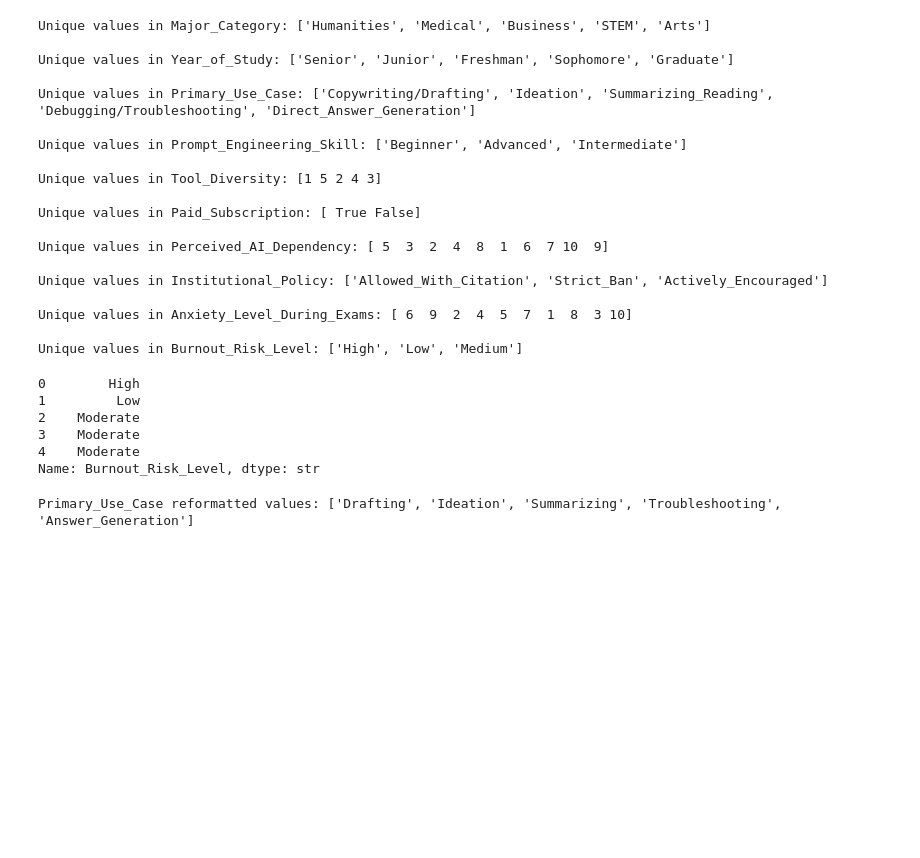
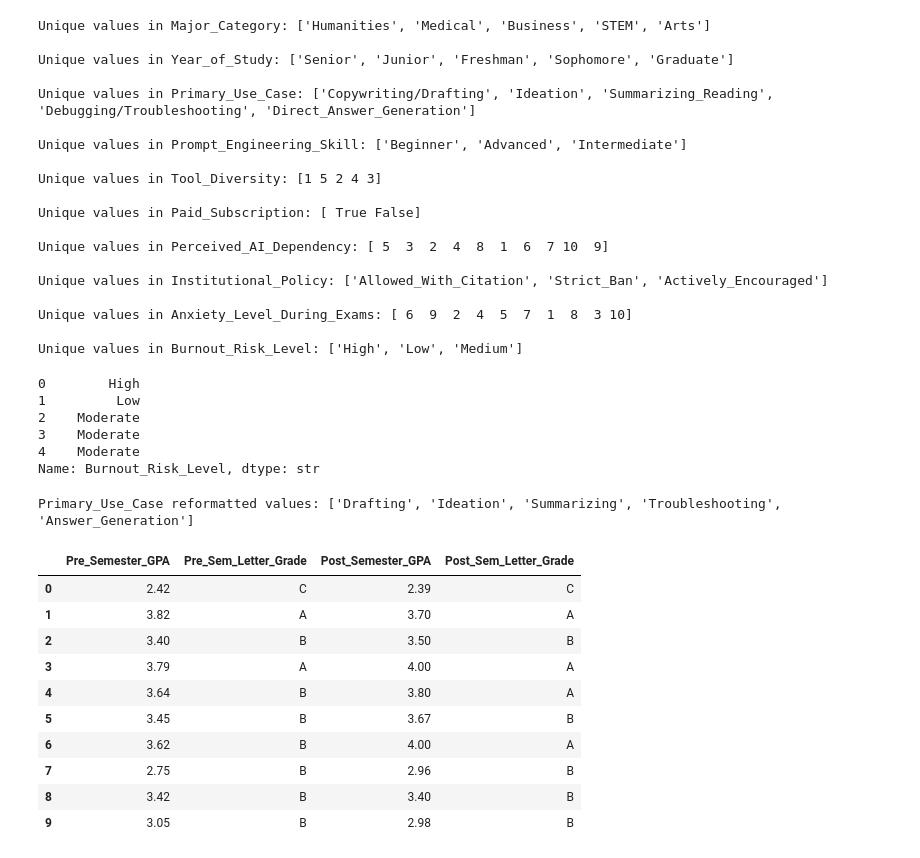
Before and after one commit to M3rkvry/gen_ai_student_impact_prj, a Jupyter notebook: analysis.ipynb, the cells around one changed output. Cells and saved outputs as stored; diff of their text form; code cells hidden in the pictures; blank space fills up the shorter version.

```diff
--- a/analysis.ipynb
+++ b/analysis.ipynb
@@ -152,3 +152,36 @@ data['Primary_Use_Case'] = data['Primary_Use_Case'].replace({'Copywriting/Drafti
 print(f'Primary_Use_Case reformatted values: {list(data["Primary_Use_Case"].unique())}')
 # %% [output]
 Primary_Use_Case reformatted values: ['Drafting', 'Ideation', 'Summarizing', 'Troubleshooting', 'Answer_Generation']
+# %%
+#create a function for converting GPAs to letter grades
+
+def assign_letter_grade(gpa):
+    if gpa >= 3.7:
+        return 'A'
+    elif gpa >= 2.7:
+        return 'B'
+    elif gpa >= 1.7:
+        return 'C'
+    elif gpa >= 0.7:
+        return 'D'
+    else:
+        return 'F'
+
+#create new column with letter grades
+data['Pre_Sem_Letter_Grade'] = data['Pre_Semester_GPA'].apply(assign_letter_grade)
+
+data['Post_Sem_Letter_Grade'] = data['Post_Semester_GPA'].apply(assign_letter_grade)
+
+data[['Pre_Semester_GPA', 'Pre_Sem_Letter_Grade', 'Post_Semester_GPA','Post_Sem_Letter_Grade']].head(10)
+# %% [output]
+|  | Pre_Semester_GPA | Pre_Sem_Letter_Grade | Post_Semester_GPA | Post_Sem_Letter_Grade |
+| 0 | 2.42 | C | 2.39 | C |
+| 1 | 3.82 | A | 3.70 | A |
+| 2 | 3.40 | B | 3.50 | B |
+| 3 | 3.79 | A | 4.00 | A |
+| 4 | 3.64 | B | 3.80 | A |
+| 5 | 3.45 | B | 3.67 | B |
+| 6 | 3.62 | B | 4.00 | A |
+| 7 | 2.75 | B | 2.96 | B |
+| 8 | 3.42 | B | 3.40 | B |
+| 9 | 3.05 | B | 2.98 | B |
```
Also changed, not shown: parts of 1 cell of this notebook.
